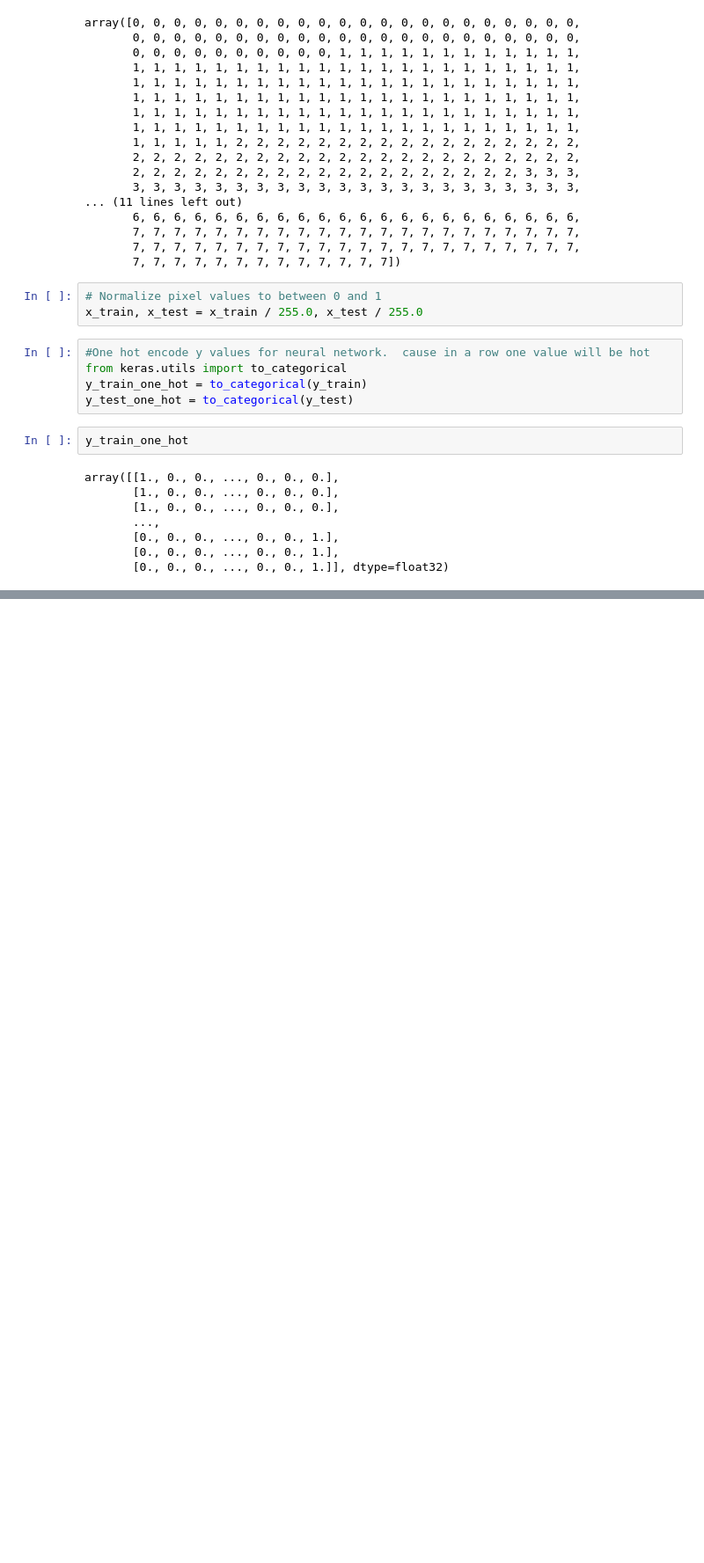
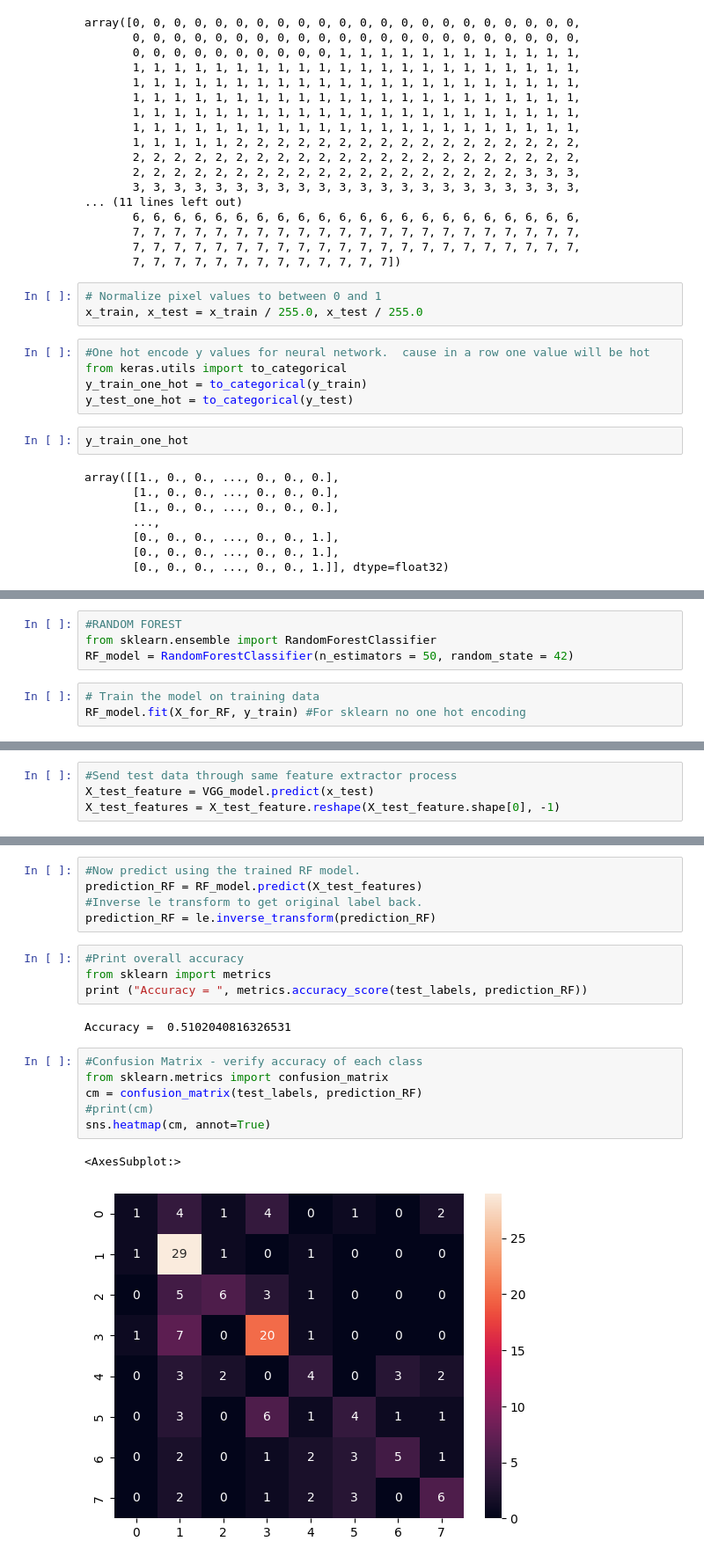
Before and after one commit to RafsanJany-44/Img_PreProcessing, a Jupyter notebook: VGG16/vgg16_rf.ipynb, the cells around one changed output, grey strips where cells are left out. Shown: that part at 88% size. Cells and saved outputs as stored; diff of their text form; blank space fills up the shorter version.

```diff
--- a/VGG16/vgg16_rf.ipynb
+++ b/VGG16/vgg16_rf.ipynb
@@ -144,0 +316,7 @@ _________________________________________________________________
+# %%
+#RANDOM FOREST
+from sklearn.ensemble import RandomForestClassifier
+RF_model = RandomForestClassifier(n_estimators = 50, random_state = 42)
+# %%
+# Train the model on training data
+RF_model.fit(X_for_RF, y_train) #For sklearn no one hot encoding
@@ -144,0 +325,4 @@ _________________________________________________________________
+# %%
+#Send test data through same feature extractor process
+X_test_feature = VGG_model.predict(x_test)
+X_test_features = X_test_feature.reshape(X_test_feature.shape[0], -1)
@@ -144,0 +331,20 @@ _________________________________________________________________
+# %%
+#Now predict using the trained RF model.
+prediction_RF = RF_model.predict(X_test_features)
+#Inverse le transform to get original label back.
+prediction_RF = le.inverse_transform(prediction_RF)
+# %%
+#Print overall accuracy
+from sklearn import metrics
+print ("Accuracy = ", metrics.accuracy_score(test_labels, prediction_RF))
+# %% [output]
+Accuracy =  0.5102040816326531
+# %%
+#Confusion Matrix - verify accuracy of each class
+from sklearn.metrics import confusion_matrix
+cm = confusion_matrix(test_labels, prediction_RF)
+#print(cm)
+sns.heatmap(cm, annot=True)
+# %% [output]
+<AxesSubplot:>
+[figure, added]
```
Also changed, not shown: parts of 10 cells of this notebook.
